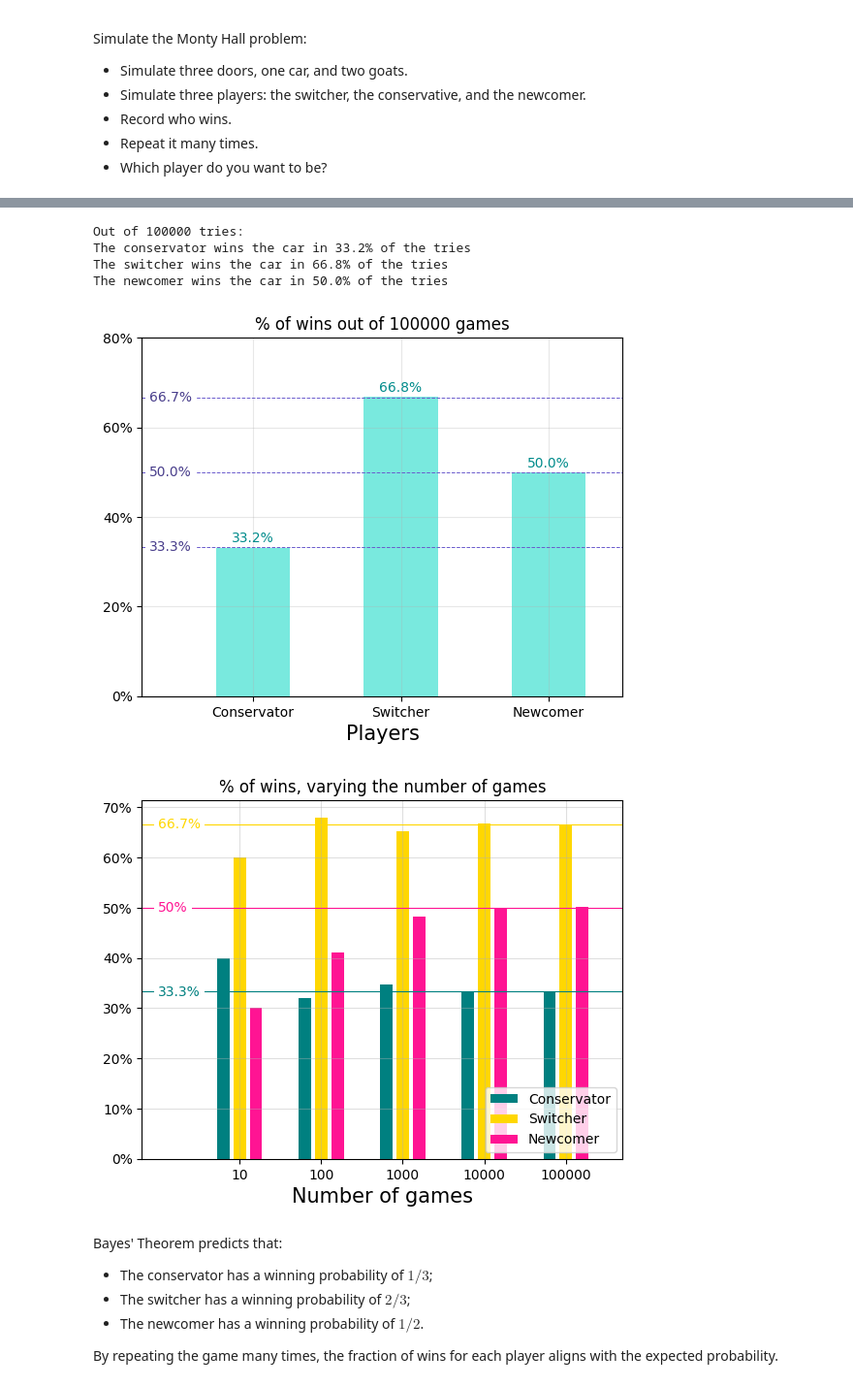
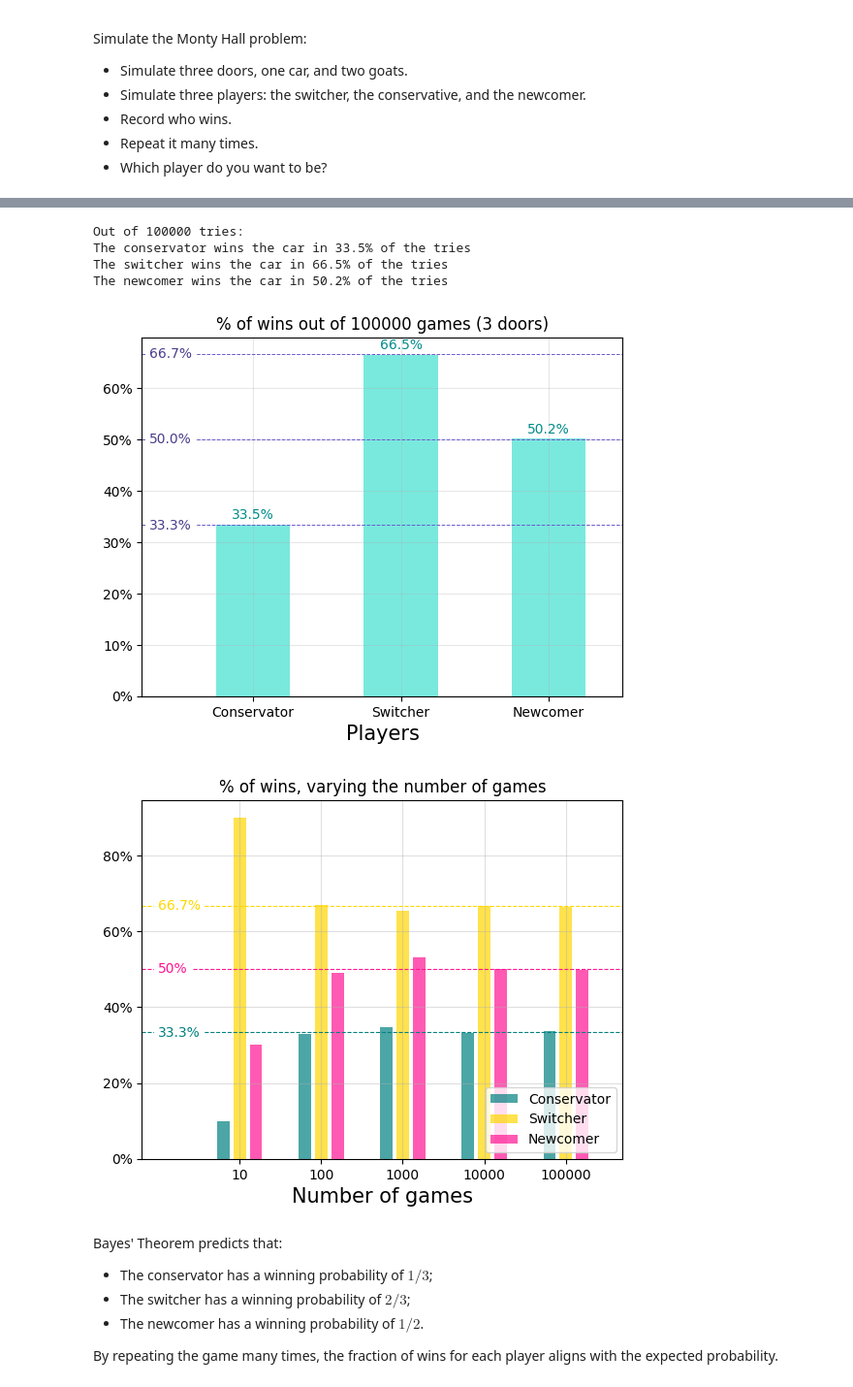
Before and after one commit to Alice-Palladino/astrostatistics_bicocca_2024, a Jupyter notebook: working/L02 - Monty Hall problem.ipynb, the cells around one changed output, grey strips where cells are left out. Shown at 97% size. Cells and saved outputs as stored; diff of their text form; code cells hidden in the pictures.

```diff
--- a/working/L02 - Monty Hall problem.ipynb
+++ b/working/L02 - Monty Hall problem.ipynb
@@ -16,10 +16,8 @@ Simulate the Monty Hall problem:
 import numpy as np
 
 # Initialize the prizes:
-prize = ['goat', 'goat', 'car']
-
-# Initialize the doors:
-doors = np.random.choice(prize, 3, replace = False)     # Randomized prizes behind each door
+doors = np.array(['goat', 'goat', 'car'])
+np.random.shuffle(doors)
 
 # The switcher and conservators choose the first door:
 first_choice = np.random.randint(0, 3)
@@ -88,6 +86,7 @@ And the winner is...
 # Repeat the game n times
 
 import matplotlib.pyplot as plt
+from matplotlib.ticker import PercentFormatter
 
 n = 100000     # Number of games
 
@@ -100,7 +99,7 @@ newcomer_wins = 0
 for i in range(n):
 
     # Initialize the doors:
-    doors = np.random.choice(prize, 3, replace = False)
+    np.random.shuffle(doors)
 
     # The conservator and switcher choose the first door:
     first_choice = np.random.randint(0, 3)
@@ -144,10 +143,11 @@ players = np.array(["Conservator", "Switcher", "Newcomer"])
 wins_percentage = np.array([conservator_wins*100/n, switcher_wins*100/n, newcomer_wins*100/n])
 expected_percentage = np.array([100/3, 200/3, 100/2])
 
+fig, ax = plt.subplots()
 plt.bar(players, wins_percentage, width=0.5, color='turquoise', alpha=0.7)
 plt.grid(alpha=0.3)
-plt.yticks([0, 20, 40, 60, 80], ['0%', '20%', '40%', '60%', '80%'])
-plt.title('% of wins out of ' + str(n) + ' games')
+ax.yaxis.set_major_formatter(PercentFormatter(xmax=100))
+plt.title('% of wins out of ' + str(n) + ' games (3 doors)')
 plt.xlabel('Players', fontsize=15)
 plt.xlim(-0.75, len(players) - 0.5)
 
@@ -161,14 +161,12 @@ for i, true_value, exp_value in zip(np.arange(len(wins_percentage)), wins_percen
 plt.show()
 # %% [output]
 Out of 100000 tries:
-The conservator wins the car in 33.2% of the tries
-The switcher wins the car in 66.8% of the tries
-The newcomer wins the car in 50.0% of the tries
+The conservator wins the car in 33.5% of the tries
+The switcher wins the car in 66.5% of the tries
+The newcomer wins the car in 50.2% of the tries
-[figure, old version]
+[figure, new version]
 # %%
 # How the probabilities change with respect to the number of games
-
-from matplotlib.ticker import PercentFormatter
 
 n_games = np.array([10, 100, 1000, 10000, 100000])
 
@@ -187,7 +185,7 @@ for n in n_games:
     for i in range(n):
 
         # Initialize the doors:
-        doors = np.random.choice(prize, 3, replace = False)
+        np.random.shuffle(doors)
 
         # The conservator and switcher choose the first door:
         first_choice = np.random.randint(0, 3)
@@ -216,40 +214,40 @@ for n in n_games:
             conservator_wins += 1
         else:
             switcher_wins += 1
 
         if(newcomer_door == winning_door):
             newcomer_wins += 1
 
     P_conservator.append(conservator_wins*100/n)
     P_switcher.append(switcher_wins*100/n)
     P_newcomer.append(newcomer_wins*100/n)
 
 
 # Plotting:
 ticks = np.arange(len(n_games))
 
 fig, ax = plt.subplots()
-plt.bar([i - 0.2 for i in ticks], P_conservator, width=0.15, label='Conservator', color='teal')
-plt.bar(ticks, P_switcher, width=0.15, label='Switcher', color='gold')
-plt.bar([i + 0.2 for i in ticks], P_newcomer, width=0.15, label='Newcomer', color='deeppink')
+plt.bar([i - 0.2 for i in ticks], P_conservator, width=0.15, label='Conservator', color='teal', alpha = 0.7)
+plt.bar(ticks, P_switcher, width=0.15, label='Switcher', color='gold', alpha = 0.7)
+plt.bar([i + 0.2 for i in ticks], P_newcomer, width=0.15, label='Newcomer', color='deeppink', alpha = 0.7)
 ax.yaxis.set_major_formatter(PercentFormatter(xmax=100))
 plt.xticks(ticks, n_games)
 plt.xlabel('Number of games', fontsize=15)
 plt.legend(loc = 'lower right')
 plt.grid(alpha=0.4)
 plt.title('% of wins, varying the number of games')
 
 plt.xlim(-1.2, max(ticks)+0.7)     # For the expected percentage labels
-plt.axhline(100/3, c='teal', lw = 0.8)
-plt.axhline(200/3, c='gold', lw = 0.8)
-plt.axhline(100/2, c='deeppink', lw = 0.8)
+plt.axhline(100/3, c='teal', lw = 0.8, ls = 'dashed')
+plt.axhline(200/3, c='gold', lw = 0.8, ls = 'dashed')
+plt.axhline(100/2, c='deeppink', lw = 0.8, ls = 'dashed')
 plt.annotate('66.7%', xy=(-1.05, 66.7), xytext=(-1, 66.7), verticalalignment='center', color='gold', bbox=dict(boxstyle='square', fc='white', edgecolor=(0, 0, 0, 0)))
 plt.annotate('50%', xy=(-1.05, 50), xytext=(-1, 50), verticalalignment='center', color='deeppink', bbox=dict(boxstyle='square', fc='white', edgecolor=(0, 0, 0, 0)))
 plt.annotate('33.3%', xy=(-1.05, 33.3), xytext=(-1, 33.3), verticalalignment='center', color='teal', bbox=dict(boxstyle='square', fc='white', edgecolor=(0, 0, 0, 0)))
 
 plt.show()
 # %% [output]
-[figure, old version]
+[figure, new version]
 # %% [markdown]
 Bayes' Theorem predicts that:
 - The conservator has a winning probability of $1/3$;
```
Also changed, not shown: parts of 5 cells of this notebook.
